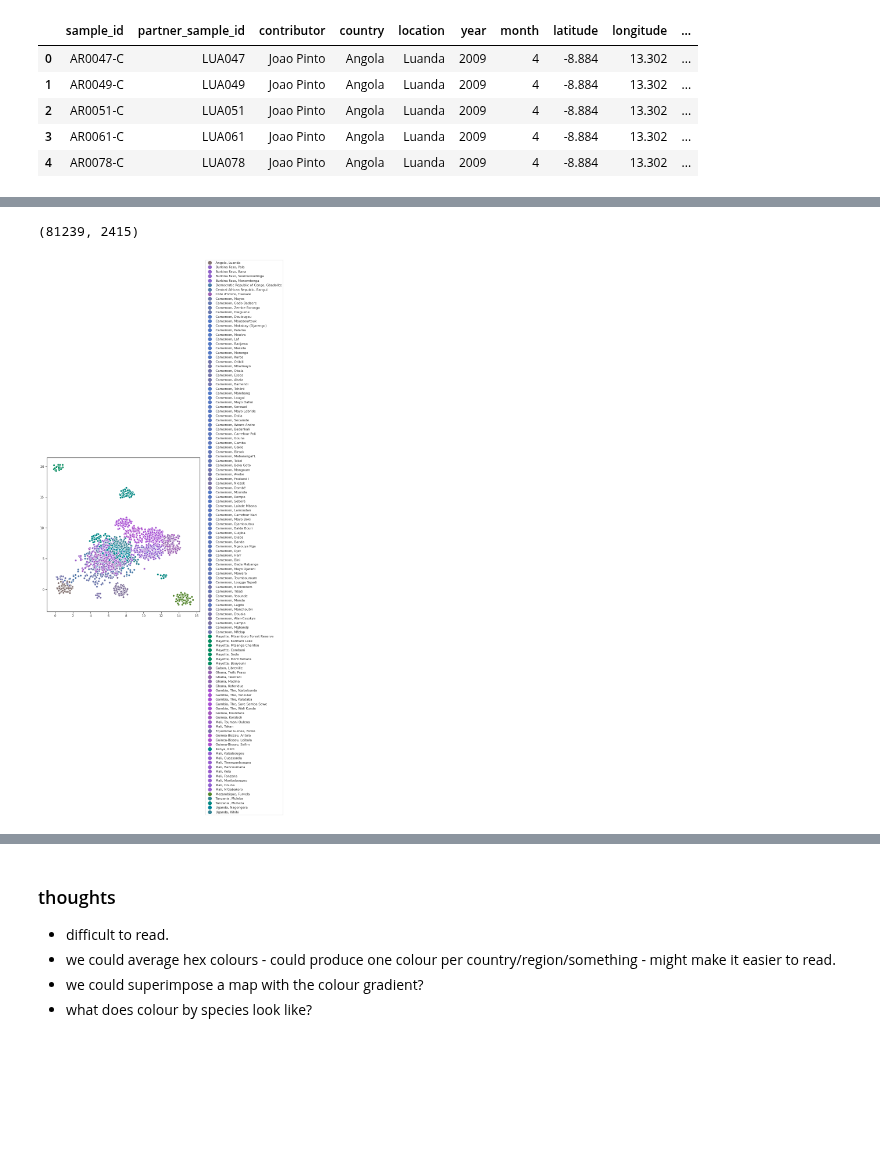
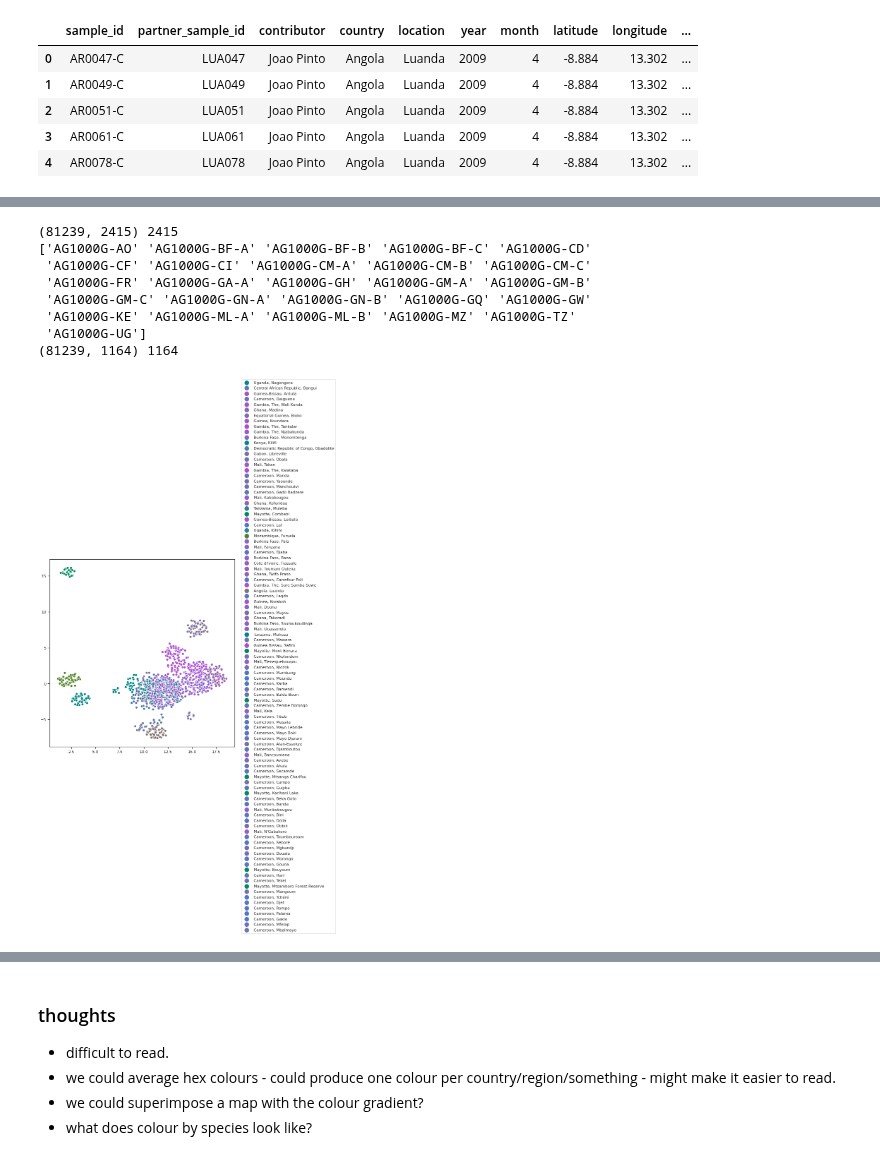
Before and after one commit to malariagen/ag1000g-phase3-data-paper, a Jupyter notebook: notebooks/ag3_population_structure_UMAP.ipynb, the cells around one changed output, grey strips where cells are left out. Cells and saved outputs as stored; diff of their text form; code cells hidden in the pictures; blank space fills up the shorter version.

Commit message:
builds figure for gamb_colu_arab with subsampling

```diff
--- a/notebooks/ag3_population_structure_UMAP.ipynb
+++ b/notebooks/ag3_population_structure_UMAP.ipynb
@@ -67,2 +64,0 @@ df_samples.head()
-# %%
-ac = zarr.open('../data/allele_counts_for_pca_umap/arab.pca_umap_input_alleles.zarr.zip', mode='r')
@@ -73,22 +88,40 @@ ac['allele_counts_pca_ready'][:].shape
 # %%
 #points are coloured by individual's country+location
-def umapper_unique_location(pops):
+def umapper_downsampled(pops):
     ac = zarr.open('../data/allele_counts_for_pca_umap/'+pops+'.pca_umap_input_alleles.zarr.zip', mode='r')
-    print(ac['allele_counts_pca_ready'][:].shape)
+    if pops == 'arab' or pops == 'gamb_colu':
+        df = df_samples.loc[df_samples.species_gambcolu_arabiensis == sp_sp[pops]]
+    elif pops == 'gamb_colu_arab':
+        df = df_samples
+    else:
+        print('pops should be either "arab", "gamb_colu" or "gamb_colu_arabiensis"')
+    print(ac['allele_counts_pca_ready'][:].shape, len(df))
 
+
+    #downsample
+    idxs_ds50 = downsample(pops=pops, n=50)
+    df_ds50 = df.iloc[idxs_ds50]
+    ac_ds50 = ac['allele_counts_pca_ready'][:].take(idxs_ds50, axis=1)
+    print(ac_ds50.shape, len(df_ds50))
+
+    #bizniz
     sns.set(style='white', context='paper', font_scale=1.2)
     sns.set(style='ticks')
 
+    #umap
     reducer = umap.UMAP(n_components=2, n_neighbors=15, min_dist=.99, metric='euclidean')
-    embedding = reducer.fit_transform(ac['allele_counts_pca_ready'][:].T)
+    #reducer = umap.UMAP(n_components=2, n_neighbors=15, min_dist=2, spread=5, metric='euclidean')
+
+
+    embedding = reducer.fit_transform(ac_ds50.T)
 
     #plot
     fig, ax = plt.subplots(figsize=(8, 8))
-    scatter = ax.scatter(embedding[:, 0], embedding[:, 1], c=df_samples.loc[df_samples.species_gambcolu_arabiensis == sp_sp[pops]].colour, edgecolor='w', s=50)
+    scatter = ax.scatter(embedding[:, 0], embedding[:, 1], c=df_ds50.colour, edgecolor='w', s=50)
 
     #legend
-    labels = df_samples.loc[df_samples.species_gambcolu_arabiensis == sp_sp[pops]].place.unique()
-    col_dict = {x : df_samples.loc[df_samples.place == x].colour.unique()[0] for x in labels}
+    labels = df_ds50.place.unique()
+    col_dict = {x : df_ds50.loc[df_ds50.place == x].colour.unique()[0] for x in labels}
     handles = []
     for lab in labels:
         patch = plt.Line2D([], [], color=col_dict[lab], marker='o',
@@ -104,5 +140,12 @@ umapper_unique_location('arab')
 # %%
-umapper('gamb_colu')
+umapper_downsampled('gamb_colu')
 # %% [output]
-(81239, 2415)
+(81239, 2415) 2415
+['AG1000G-AO' 'AG1000G-BF-A' 'AG1000G-BF-B' 'AG1000G-BF-C' 'AG1000G-CD'
+ 'AG1000G-CF' 'AG1000G-CI' 'AG1000G-CM-A' 'AG1000G-CM-B' 'AG1000G-CM-C'
+ 'AG1000G-FR' 'AG1000G-GA-A' 'AG1000G-GH' 'AG1000G-GM-A' 'AG1000G-GM-B'
+ 'AG1000G-GM-C' 'AG1000G-GN-A' 'AG1000G-GN-B' 'AG1000G-GQ' 'AG1000G-GW'
+ 'AG1000G-KE' 'AG1000G-ML-A' 'AG1000G-ML-B' 'AG1000G-MZ' 'AG1000G-TZ'
+ 'AG1000G-UG']
+(81239, 1164) 1164
-[figure, old version]
+[figure, new version]
```
Also changed, not shown: parts of 18 cells of this notebook.
